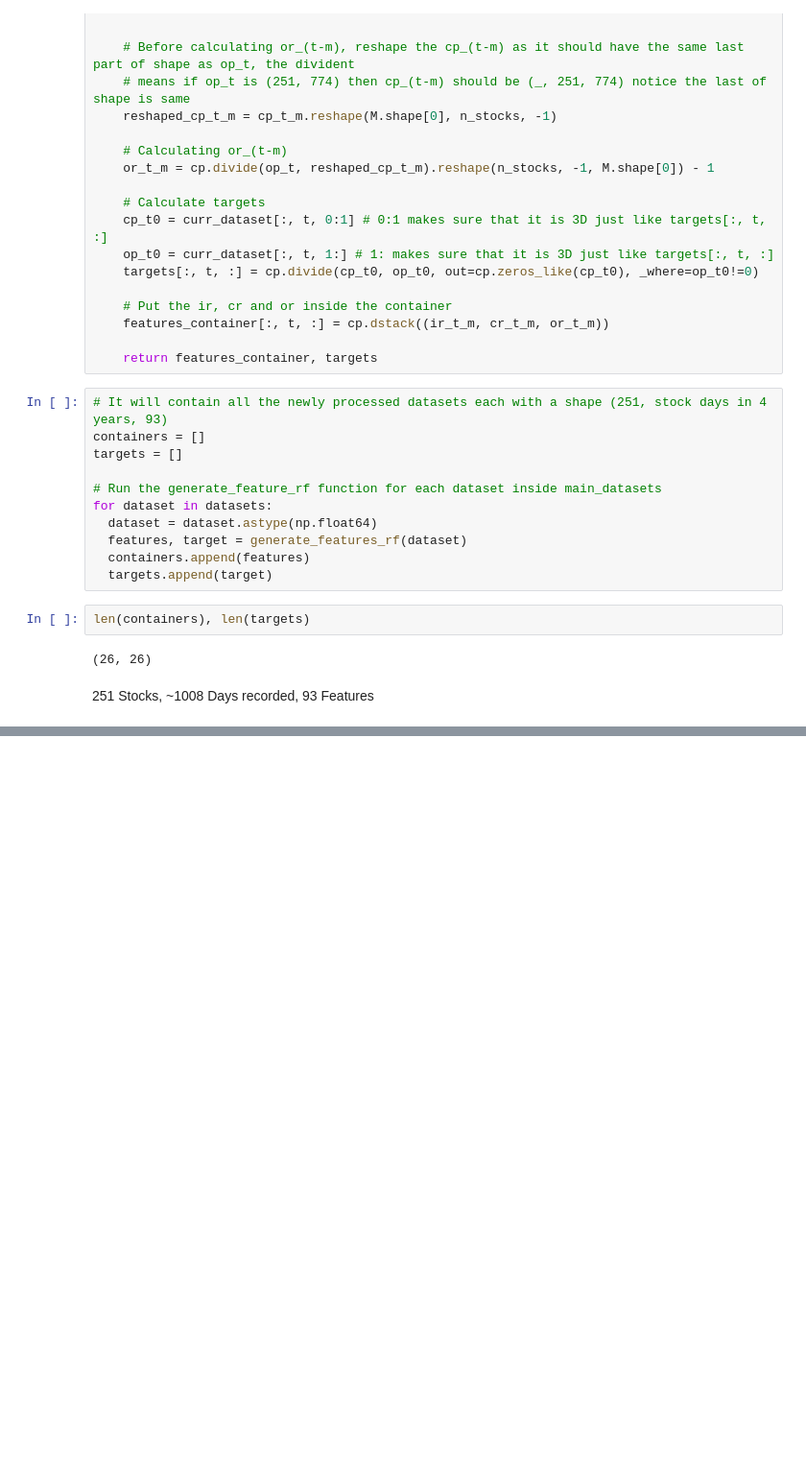
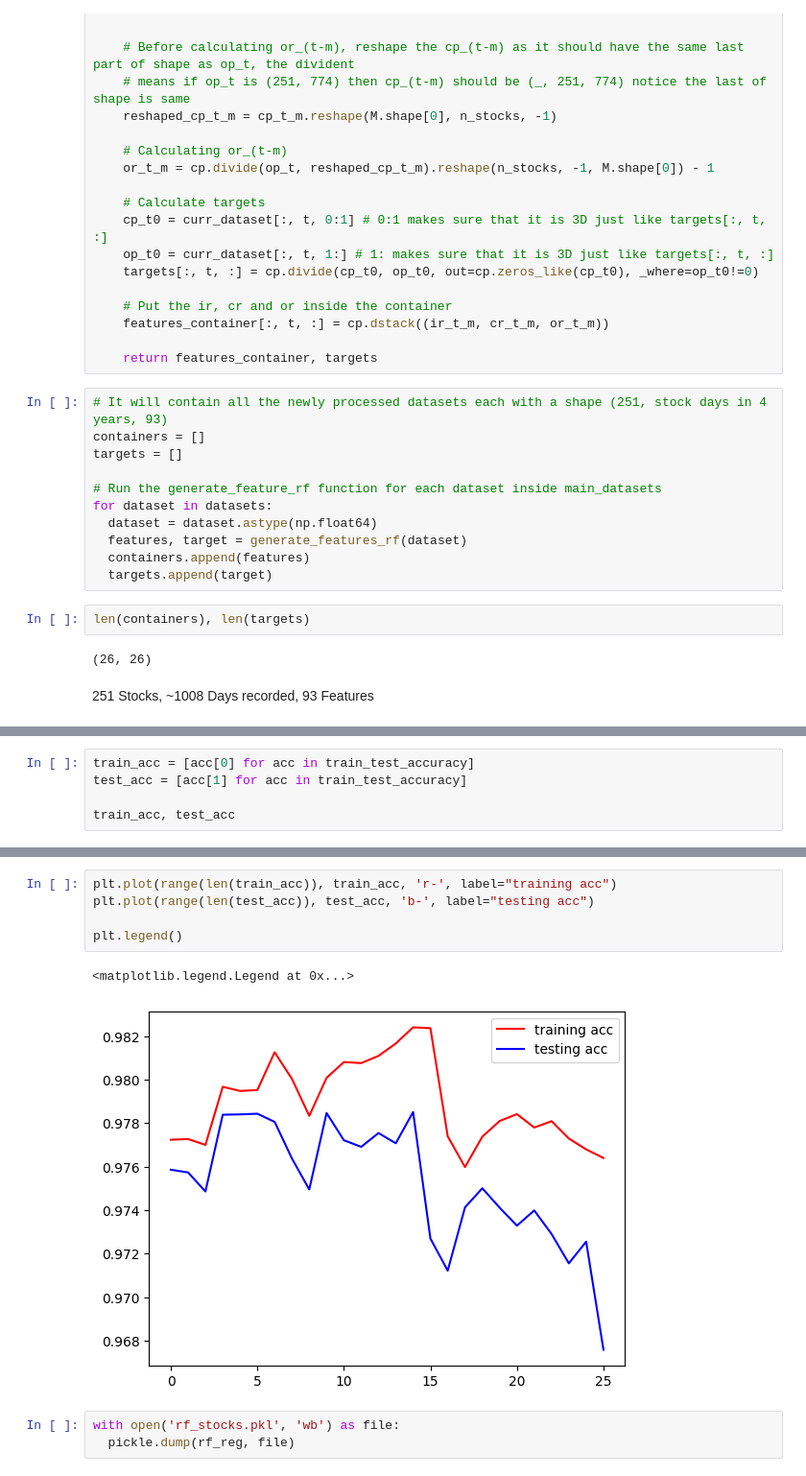
Before and after one commit to Arup3201/Stock-Price-Forecasting-using-RF-cuDNNLSTM, a Jupyter notebook: ipynb/Forecasting using Random Forest.ipynb, the cells around one changed output, grey strips where cells are left out. Shown at 96% size. Drawn from its saved outputs; the diff is of its cells as text; blank space fills up the shorter version.

```diff
--- a/ipynb/Forecasting using Random Forest.ipynb
+++ b/ipynb/Forecasting using Random Forest.ipynb
@@ -132,0 +222,5 @@ len(containers), len(targets)
+# %%
+train_acc = [acc[0] for acc in train_test_accuracy]
+test_acc = [acc[1] for acc in train_test_accuracy]
+
+train_acc, test_acc
@@ -132,0 +245,11 @@ len(containers), len(targets)
+# %%
+plt.plot(range(len(train_acc)), train_acc, 'r-', label="training acc")
+plt.plot(range(len(test_acc)), test_acc, 'b-', label="testing acc")
+
+plt.legend()
+# %% [output]
+<matplotlib.legend.Legend at 0x...>
+[figure, added]
+# %%
+with open('rf_stocks.pkl', 'wb') as file:
+  pickle.dump(rf_reg, file)
```
Also changed, not shown: parts of 14 cells of this notebook, 1 other file.
